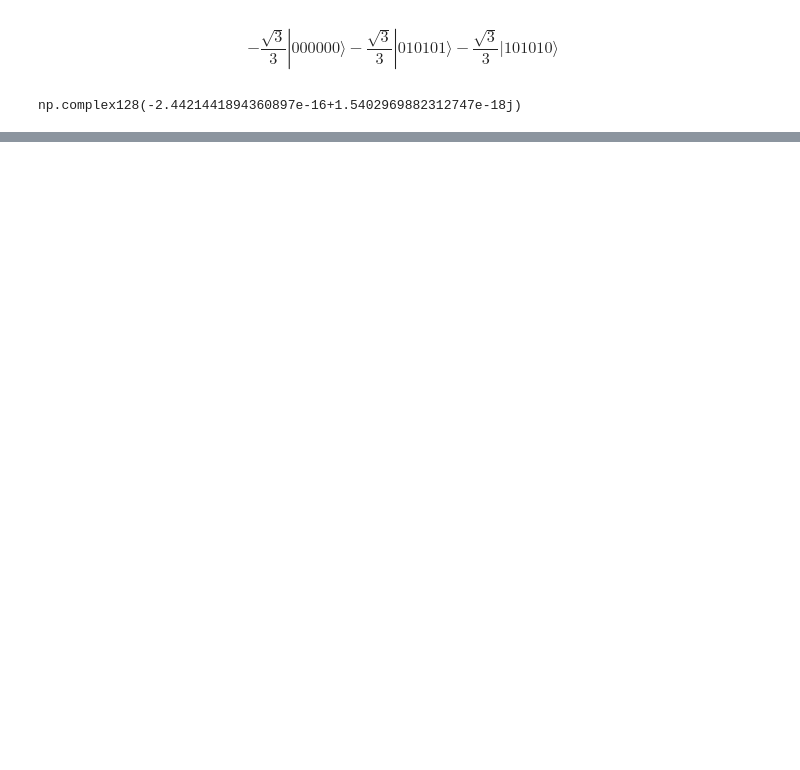
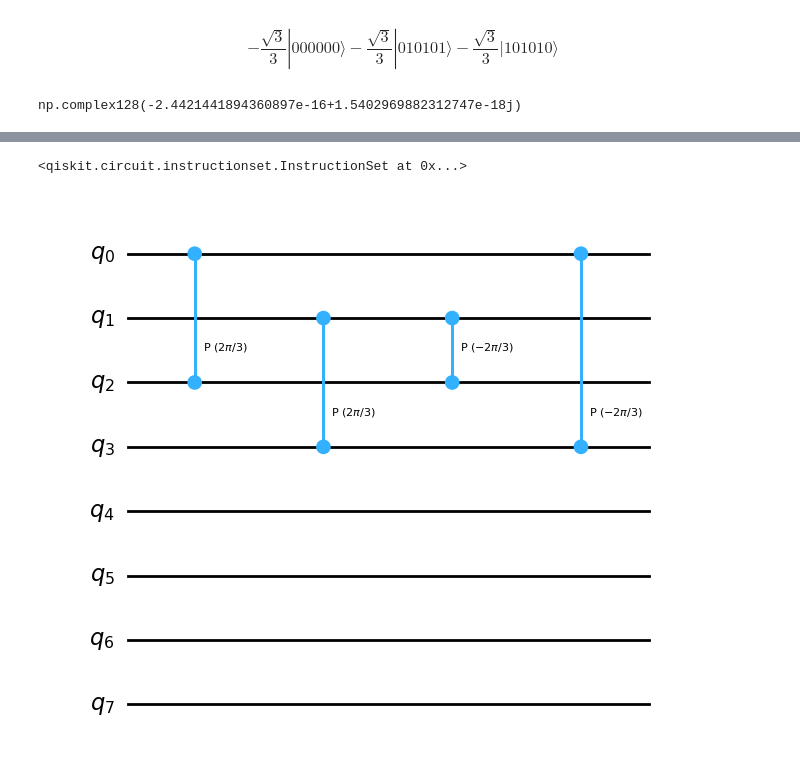
Before and after one commit to slysek/qudityD3, a Jupyter notebook: QuditsOnQubits/chshTEST.ipynb, the cells around one changed output, grey strips where cells are left out. Drawn from its saved outputs; the diff is of its cells as text; code cells hidden in the pictures; blank space fills up the shorter version.

```diff
--- a/QuditsOnQubits/chshTEST.ipynb
+++ b/QuditsOnQubits/chshTEST.ipynb
@@ -269,0 +374,24 @@ np.complex128(-2.4421441894360897e-16+1.5402969882312747e-18j)
+# %%
+from qiskit.circuit import QuantumCircuit
+import numpy as np
+
+def CZqutrit():
+    circ = QuantumCircuit(4, name="CZ")
+
+    omega = 2*np.pi/3
+
+    circ.cp(omega, 2, 0)
+    circ.cp(omega, 3, 1)
+    circ.cp(-1 * omega, 3, 0)
+    circ.cp(-1 * omega, 2, 1)
+
+    return circ
+# %%
+CzCirc = QuantumCircuit(8)
+CzCirc.append(CZqutrit(), [0, 1, 2, 3])
+# %% [output]
+<qiskit.circuit.instructionset.InstructionSet at 0x...>
+# %%
+CzCirc.decompose().draw('mpl')
+# %% [output]
+[figure, added]
```
Also changed, not shown: parts of 25 cells of this notebook.
